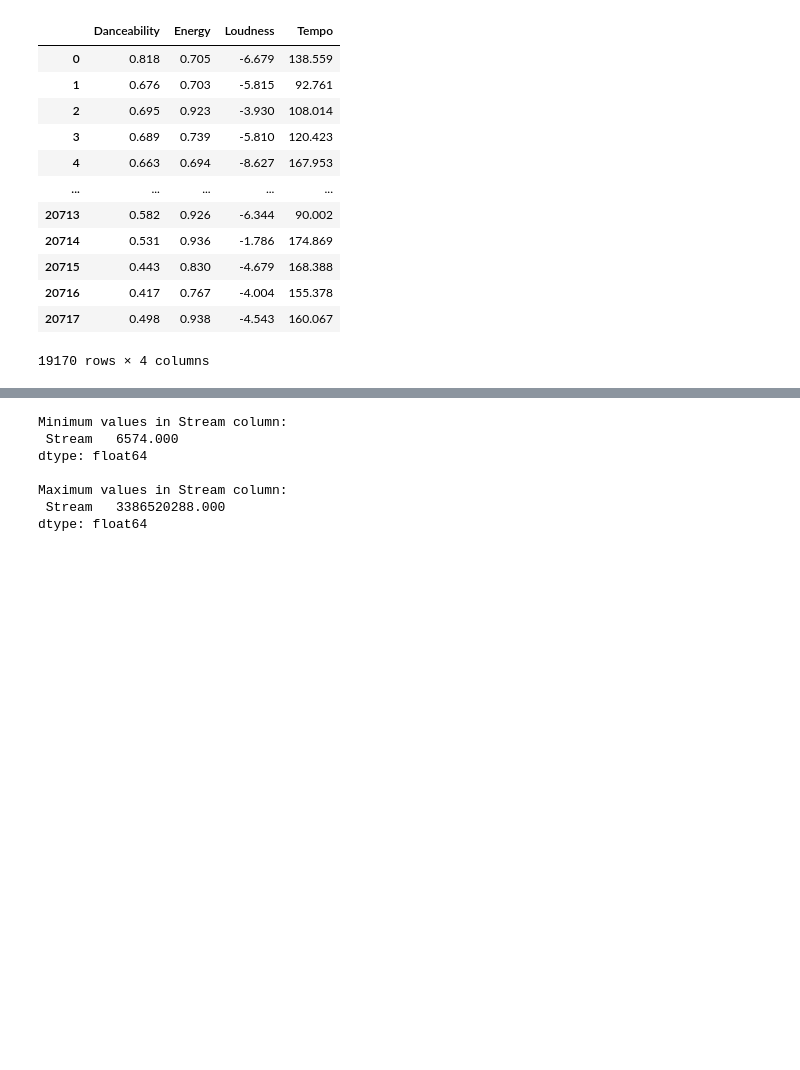
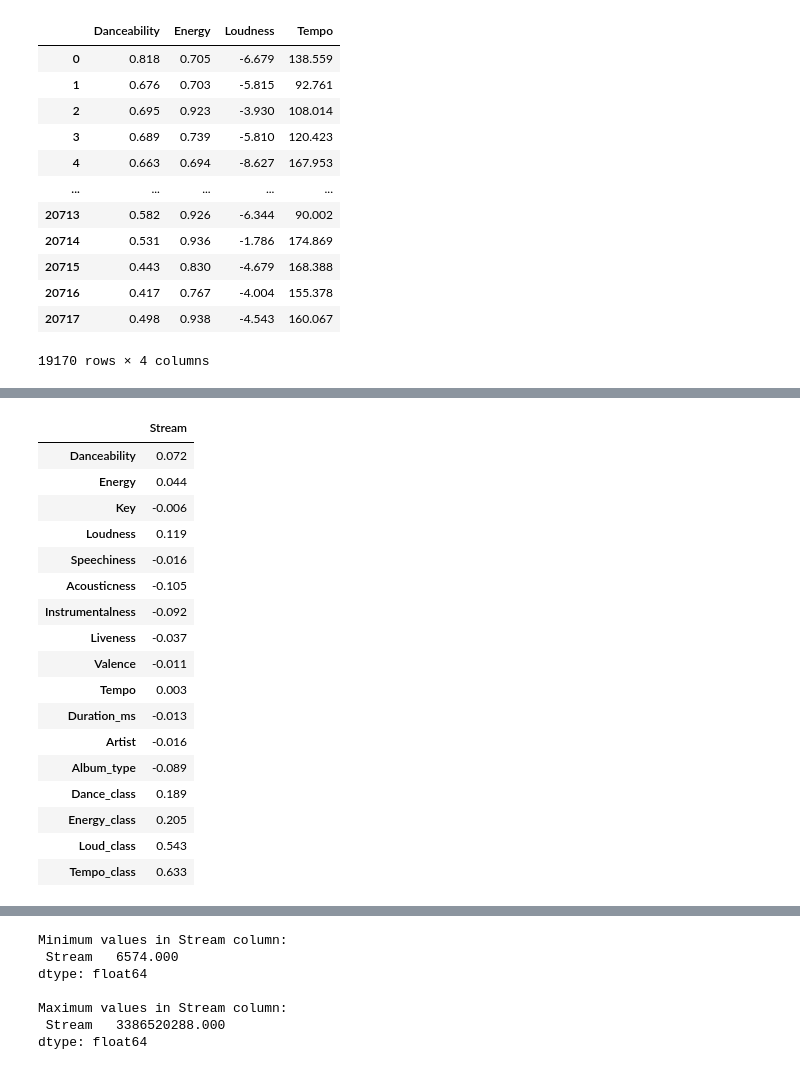
Before and after one commit to shirelzz/ML_Final_Project, a Jupyter notebook: project_main.ipynb, the cells around one changed output, grey strips where cells are left out. Cells and saved outputs as stored; diff of their text form; code cells hidden in the pictures; blank space fills up the shorter version.

```diff
--- a/project_main.ipynb
+++ b/project_main.ipynb
@@ -397,3 +481,48 @@ plt.show()
+# %%
+import seaborn as sns
+import matplotlib.pyplot as plt
+
+# Correlation Analysis for 'Spotify' (Stream)
+
+# Select the relevant columns
+features_streams = ['Danceability', 'Energy', 'Key', 'Loudness'
+                    , 'Speechiness', 'Acousticness', 'Instrumentalness',
+                    'Liveness', 'Valence', 'Tempo', 'Duration_ms', 'Artist', 'Album_type',
+                    'Dance_class', 'Energy_class', 'Loud_class', 'Tempo_class']
+target_streams = 'Stream'
+
+# Calculate the correlation matrix
+corr_matrix_streams = df[features_streams + [target_streams]].corr()
+
+# Extract the correlation values for the target variable 'Stream'
+corr_streams = corr_matrix_streams[[target_streams]].drop(target_streams)
+
+# Plot the heatmap
+# plt.figure(figsize=(10, 8))
+# sns.heatmap(corr_streams, annot=True, cmap='coolwarm')
+# plt.title('Correlation with Stream')
+# plt.show()
+
+corr_streams
+# %% [output]
+|  | Stream |
+| Danceability | 0.072 |
+| Energy | 0.044 |
+| Key | -0.006 |
+| Loudness | 0.119 |
+| Speechiness | -0.016 |
+| Acousticness | -0.105 |
+| Instrumentalness | -0.092 |
+| Liveness | -0.037 |
+| Valence | -0.011 |
+| Tempo | 0.003 |
+| Duration_ms | -0.013 |
+| Artist | -0.016 |
+| Album_type | -0.089 |
+| Dance_class | 0.189 |
+| Energy_class | 0.205 |
+| Loud_class | 0.543 |
+| Tempo_class | 0.633 |
 # %%
 # Correlation Analysis for Youtube ('Views', 'Likes', 'Comments')
 
```
Also changed, not shown: parts of 20 cells of this notebook.
